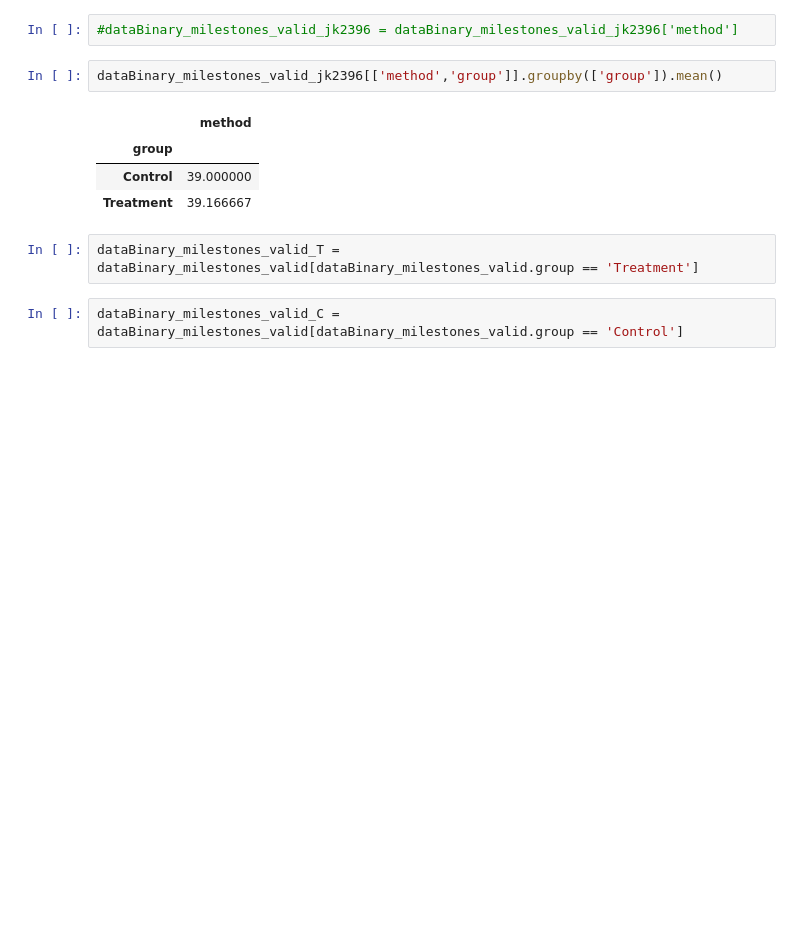
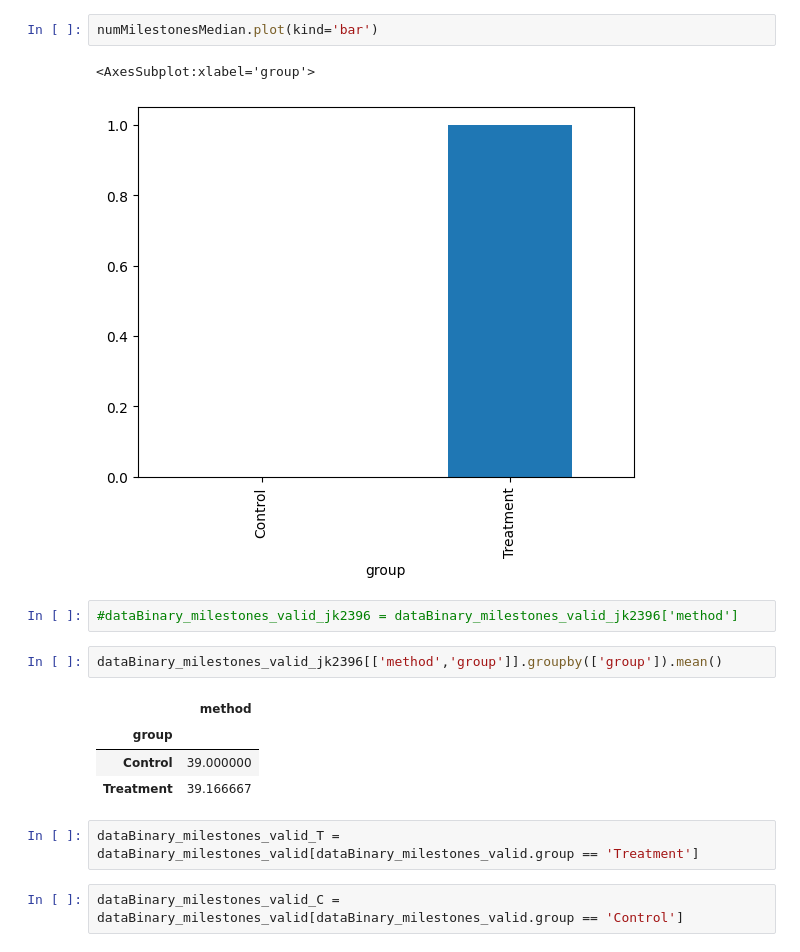
Before and after one commit to fabiojavamarcos/MilestonesExperiments, a Jupyter notebook: Pre_Post_SurveyAnalysiswCorrectness.ipynb, the cells around one changed output. Drawn from its saved outputs; the diff is of its cells as text; blank space fills up the shorter version.

```diff
--- a/Pre_Post_SurveyAnalysis.ipynb
+++ b/Pre_Post_SurveyAnalysiswCorrectness.ipynb
@@ -87,3 +75,8 @@ dataBinary_milestones_valid_jk2396
+# %%
+numMilestonesMedian.plot(kind='bar')
+# %% [output]
+<AxesSubplot:xlabel='group'>
+[figure, added]
 # %%
 #dataBinary_milestones_valid_jk2396 = dataBinary_milestones_valid_jk2396['method']
 # %%
```
Also changed, not shown: parts of 8 cells of this notebook, 3 other files.
